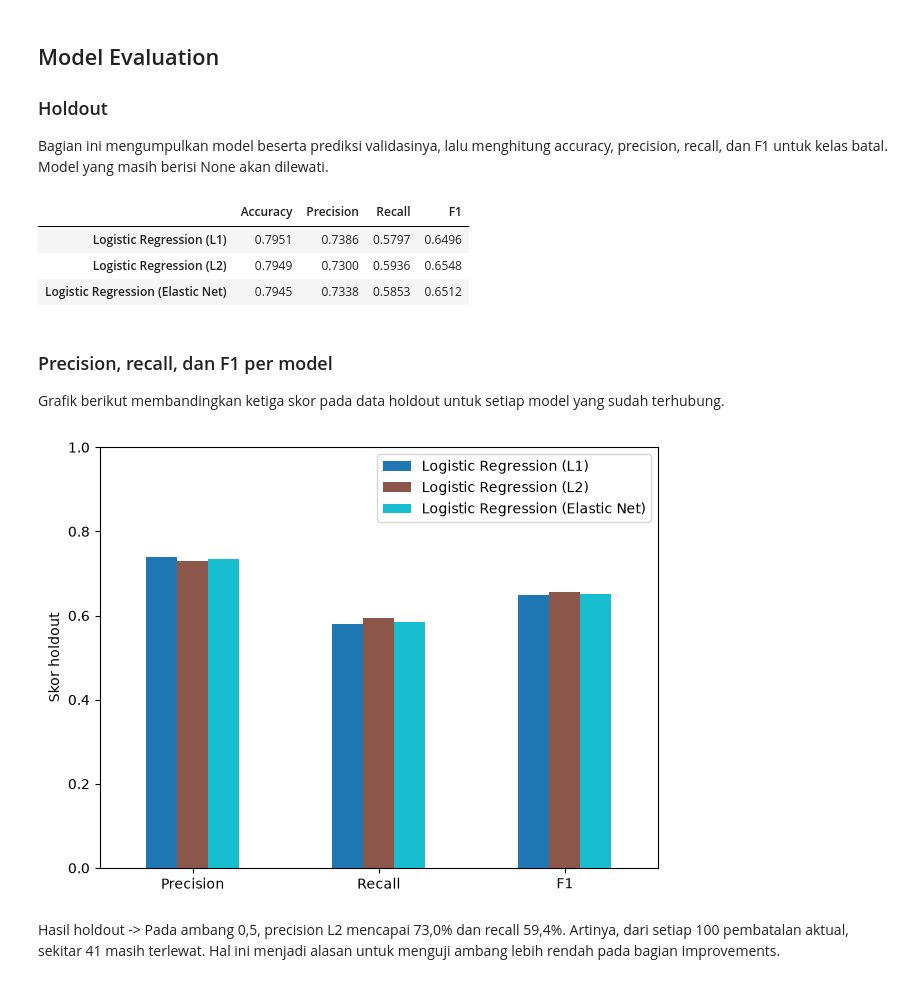
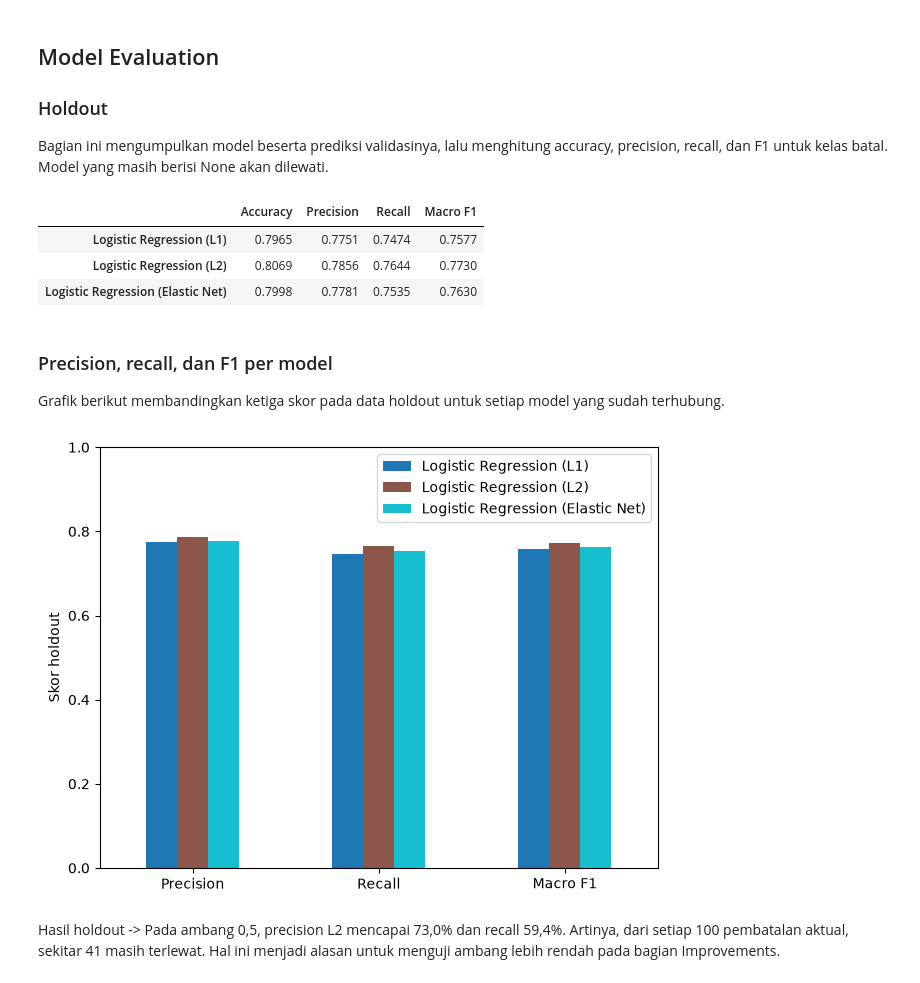
Before and after one commit to Hagon47/IF3170_G24_AyamNutellaBear, a Jupyter notebook: src/notebook/notebook.ipynb, the cells around one changed output. Saved outputs shown, nothing was run; the diff lists cells and outputs as text; code cells hidden in the pictures.

```diff
--- a/src/notebook/notebook.ipynb
+++ b/src/notebook/notebook.ipynb
@@ -735,6 +771,8 @@ Kamar yang sedikit: ['Type E'] | Full Board di train: 4
 # %%
 MEALS = ['Room Only', 'Breakfast', 'Half Board']
 ONEHOTRESULT = ['room_category', 'booking_channel']
+if CFG.FEATURE_ENGINEERING:
+    ONEHOTRESULT += ['channel_lead_band', 'channel_request_band', 'arrival_month_category']
 
 meal_encoder = OrdinalEncoder(categories=[MEALS])
 onehot = OneHotEncoder(handle_unknown='ignore', sparse_output=False)
@@ -753,7 +791,8 @@ nb_encoder = OrdinalEncoder(handle_unknown='use_encoded_value', unknown_value=-1
 nb_encoder.fit(train_set[CATEGORICAL])
 
 def ordinalencode(df):
-    df = df.copy()
+    df = df.drop(columns=['no_special_requests', 'multiple_requests', 'rate_no_requests', 'online_no_requests',
+                          'channel_lead_band', 'channel_request_band', 'arrival_month_category'], errors='ignore').copy()
     df[CATEGORICAL] = nb_encoder.transform(df[CATEGORICAL]).astype(int)
     return df
 
@@ -799,6 +848,7 @@ def transform_features_a(train, other):
 ### Data Discretization
 # %%
 BIN_COLS = ['days_before_arrival', 'nightly_rate_idr', 'room_price_position']
+BIN_COLS = [c for c in BIN_COLS if c in train_b.columns]
 
 discretizer = KBinsDiscretizer(n_bins=5, encode='ordinal', strategy='quantile')
 discretizer.fit(train_b[BIN_COLS])
@@ -1139,7 +1189,7 @@ for penalty in ('l1', 'l2', 'elasticnet'):
     predictions = model.predict(X_val_a)
     lr_models[penalty] = model
     lr_predictions[penalty] = predictions
-    lr_results.append({'Penalti': penalty, 'F1 validasi': f1_score(y_val, predictions, zero_division=0)})
+    lr_results.append({'Penalti': penalty, 'Macro F1 validasi': f1_score(y_val, predictions, zero_division=0, average='macro')})
 
 pd.DataFrame(lr_results).set_index('Penalti').round(4)
 # %% [output]
@@ -1185,29 +1235,29 @@ for name in active_models:
     model, prepare, pred = active_models[name]
     holdout[name] = {
         'Accuracy': accuracy_score(y_val, pred),
-        'Precision': precision_score(y_val, pred, zero_division=0),
-        'Recall': recall_score(y_val, pred, zero_division=0),
-        'F1': f1_score(y_val, pred, zero_division=0),
+        'Precision': precision_score(y_val, pred, zero_division=0, average='macro'),
+        'Recall': recall_score(y_val, pred, zero_division=0, average='macro'),
+        'Macro F1': f1_score(y_val, pred, zero_division=0, average='macro'),
     }
 holdout_scores = pd.DataFrame(holdout).T
 holdout_scores.round(4)
 # %% [output]
-|  | Accuracy | Precision | Recall | F1 |
-| Logistic Regression (L1) | 0.7951 | 0.7386 | 0.5797 | 0.6496 |
-| Logistic Regression (L2) | 0.7949 | 0.7300 | 0.5936 | 0.6548 |
-| Logistic Regression (Elastic Net) | 0.7945 | 0.7338 | 0.5853 | 0.6512 |
+|  | Accuracy | Precision | Recall | Macro F1 |
+| Logistic Regression (L1) | 0.7965 | 0.7751 | 0.7474 | 0.7577 |
+| Logistic Regression (L2) | 0.8069 | 0.7856 | 0.7644 | 0.7730 |
+| Logistic Regression (Elastic Net) | 0.7998 | 0.7781 | 0.7535 | 0.7630 |
 # %% [markdown]
 ### Precision, recall, dan F1 per model
 
 Grafik berikut membandingkan ketiga skor pada data holdout untuk setiap model yang sudah terhubung.
 # %%
-holdout_scores[['Precision', 'Recall', 'F1']].T.plot.bar(
+holdout_scores[['Precision', 'Recall', 'Macro F1']].T.plot.bar(
     rot=0, ylim=(0, 1), ylabel='Skor holdout', colormap='tab10',
 )
 plt.tight_layout()
 plt.show()
 # %% [output]
-[figure, old version]
+[figure, new version]
 # %% [markdown]
 Hasil holdout -> Pada ambang 0,5, precision L2 mencapai 73,0% dan recall 59,4%. Artinya, dari setiap 100 pembatalan aktual, sekitar 41 masih terlewat. Hal ini menjadi alasan untuk menguji ambang lebih rendah pada bagian Improvements.
 # %% [markdown]
```
Also changed, not shown: parts of 20 cells of this notebook.
